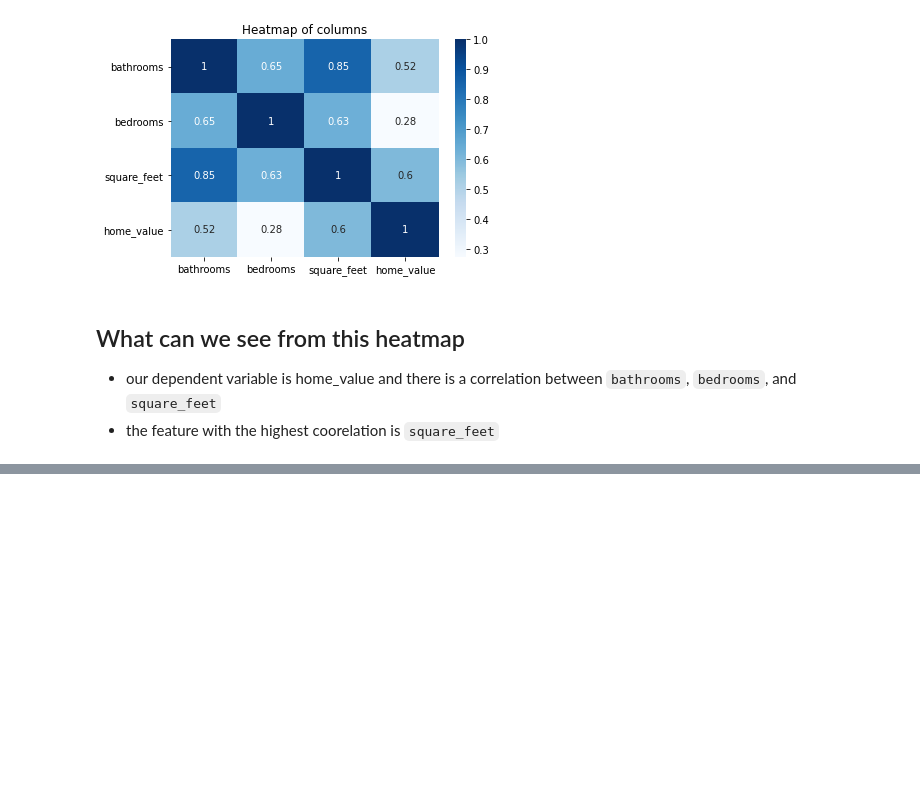
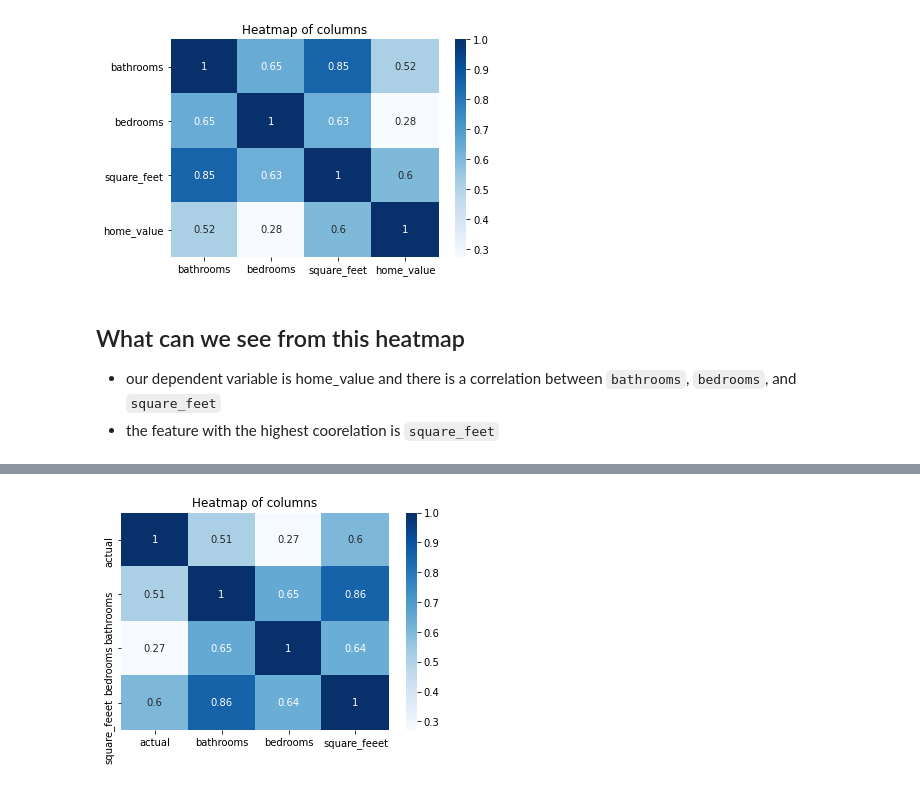
Before and after one commit to RaulCPena/zillow-estimate-home-value, a Jupyter notebook: Final_Zillow_Project.ipynb, the cells around one changed output, grey strips where cells are left out. Saved outputs shown, nothing was run; the diff lists cells and outputs as text; code cells hidden in the pictures; blank space fills up the shorter version.

```diff
--- a/Final_Zillow_Project.ipynb
+++ b/Final_Zillow_Project.ipynb
@@ -282,0 +369,6 @@ plt.show()
+# %%
+plt.title("Heatmap of columns")
+sns.heatmap(predictions.corr(), cmap='Blues', annot=True)
+plt.show()
+# %% [output]
+[figure, added]
```
Also changed, not shown: parts of 52 cells of this notebook.
